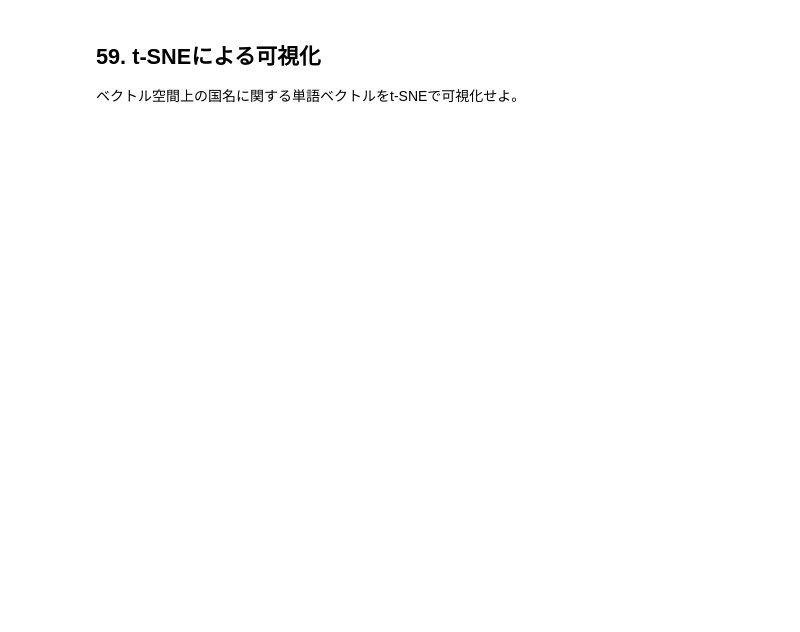
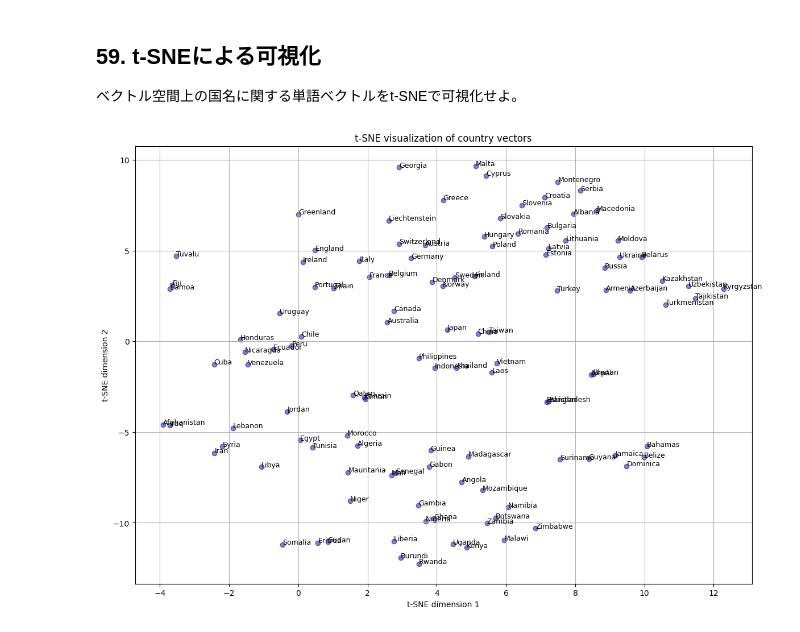
Before and after one commit to hotaru0318-ux/2025, a Jupyter notebook: ja/ch06.ipynb, the cells around one changed output. Saved outputs shown, nothing was run; the diff lists cells and outputs as text; code cells hidden in the pictures; blank space fills up the shorter version.

```diff
--- a/ja/ch06.ipynb
+++ b/ja/ch06.ipynb
@@ -176,3 +329,23 @@ with open('questions-words.txt', 'r') as f:
 ## 59. t-SNEによる可視化
 
 ベクトル空間上の国名に関する単語ベクトルをt-SNEで可視化せよ。
+# %%
+from sklearn.manifold import TSNE
+import matplotlib.pyplot as plt
+
+tsne = TSNE(n_components=2, random_state=42)
+reduced_vecs = tsne.fit_transform(np.array(country_vecs))
+
+plt.figure(figsize=(14, 10))
+plt.scatter(reduced_vecs[:, 0], reduced_vecs[:, 1], c='blue', edgecolors='k', alpha=0.5)
+
+for i, country in enumerate(valid_countries):
+    plt.annotate(country, (reduced_vecs[i, 0], reduced_vecs[i, 1]), fontsize=9)
+
+plt.title("t-SNE visualization of country vectors")
+plt.xlabel("t-SNE dimension 1")
+plt.ylabel("t-SNE dimension 2")
+plt.grid(True)
+plt.show()
+# %% [output]
+[figure, added]
```
Also changed, not shown: parts of 5 cells of this notebook.
